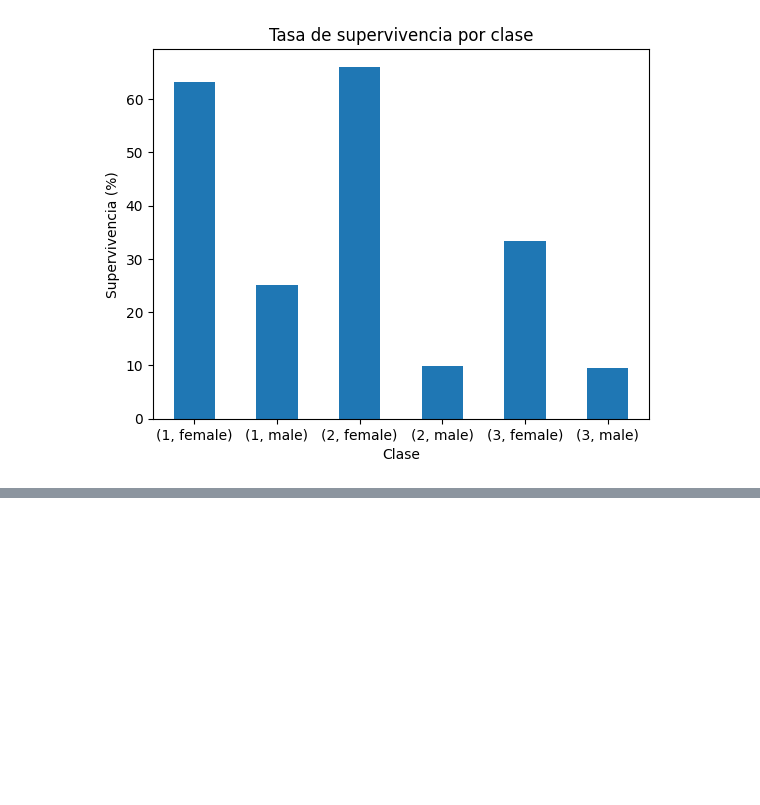
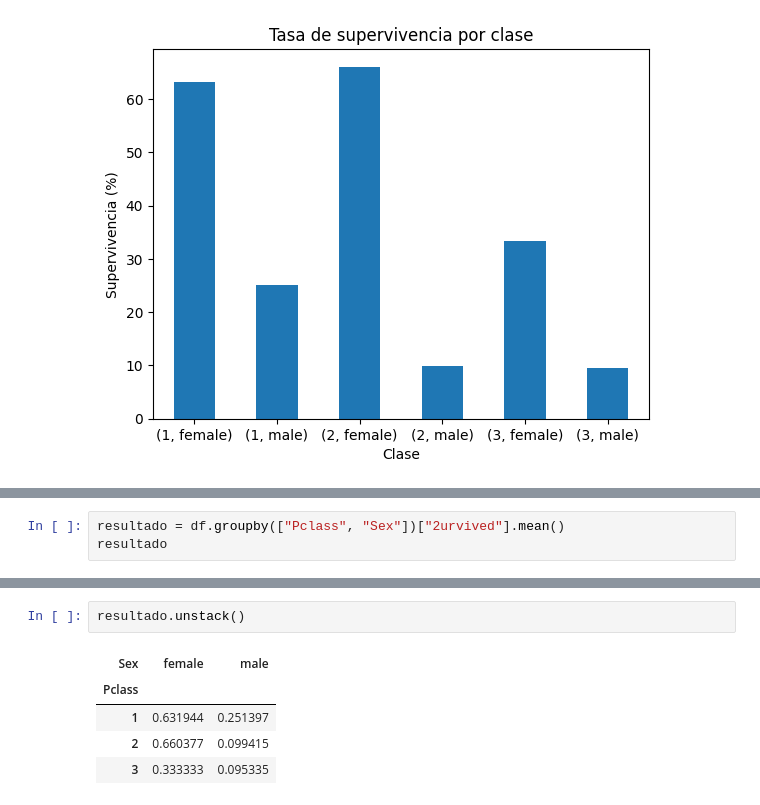
Before and after one commit to alerrandroFerreira/data-analytics-project, a Jupyter notebook: notebooks/exploratory/01_exploratory_group.ipynb, the cells around one changed output, grey strips where cells are left out. Saved outputs shown, nothing was run; the diff lists cells and outputs as text; blank space fills up the shorter version.

```diff
--- a/notebooks/exploratory/01_exploratory_group.ipynb
+++ b/notebooks/exploratory/01_exploratory_group.ipynb
@@ -134,0 +201,3 @@ plt.show()
+# %%
+resultado = df.groupby(["Pclass", "Sex"])["2urvived"].mean()
+resultado
@@ -134,0 +213,8 @@ plt.show()
+# %%
+resultado.unstack()
+# %% [output]
+| Sex | female | male |
+| Pclass |  |  |
+| 1 | 0.631944 | 0.251397 |
+| 2 | 0.660377 | 0.099415 |
+| 3 | 0.333333 | 0.095335 |
```
Also changed, not shown: parts of 8 cells of this notebook.
